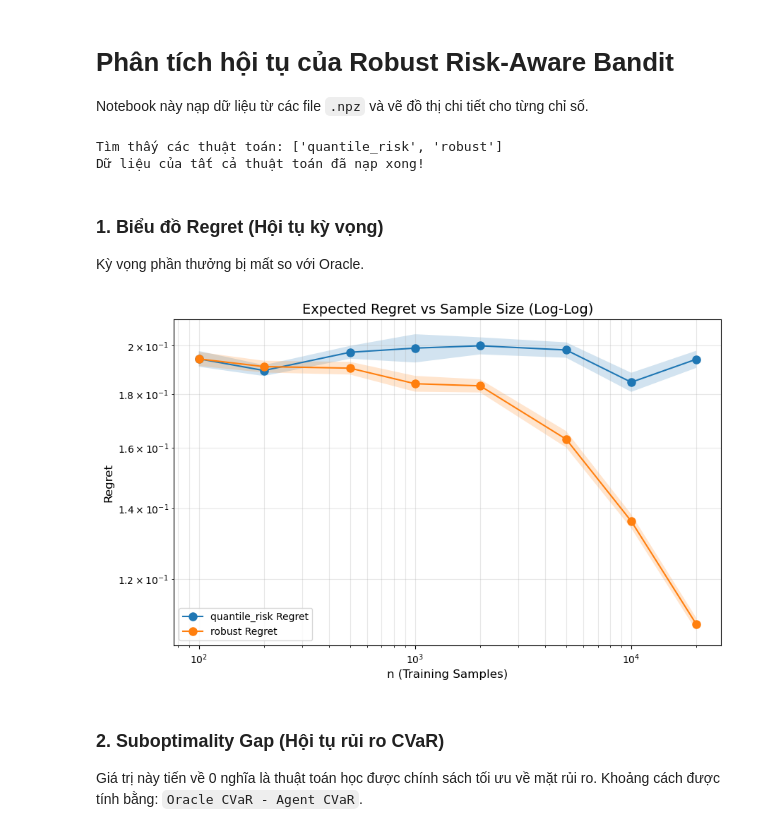
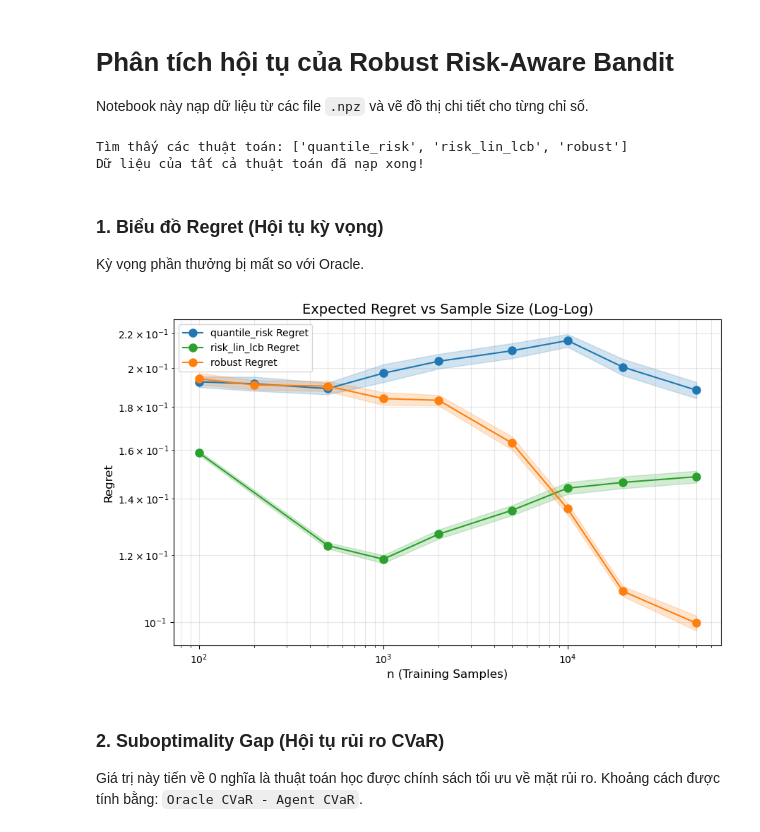
Before and after one commit to trito11/robust_risk_aware_bandits, a Jupyter notebook: plot_convergence.ipynb, the cells around one changed output. Saved outputs shown, nothing was run; the diff lists cells and outputs as text; code cells hidden in the pictures.

```diff
--- a/plot_convergence.ipynb
+++ b/plot_convergence.ipynb
@@ -10,18 +10,21 @@ import re
 
 # 1. Cấu hình đường dẫn dữ liệu
 data_dir = "results/robust_syn_d=20_a=30_pi=eps-greedy0.1_std=0.1"
-n_list = [100, 200, 500, 1000, 2000, 5000, 10000, 20000]
+n_list = [100, 200, 500, 1000, 2000, 5000, 10000, 20000, 50000]
 
-if not os.path.exists(data_dir):
-    print(f"Không tìm thấy thư mục: {data_dir}")
+color_map = {
+    'robust': '#ff7f0e',        # Cam
+    'quantile_risk': '#1f77b4', # Xanh dương
+    'risk_lin_lcb': '#2ca02c',  # Xanh lá (Linear)
+    'neural_regression': '#d62728' # Đỏ
+}
 
 def get_algo_prefixes(data_dir):
     files = glob.glob(os.path.join(data_dir, "*.npz"))
     prefixes = set()
     for f in files:
         basename = os.path.basename(f)
-        # Match everything before '_robust_syn_'
-        match = re.match(r"^(.*?)_robust_syn_", basename)
+        match = re.match(r"^(.*?)_(robust_syn|mushroom|insulin)_", basename)
         if match:
             prefixes.add(match.group(1))
     return sorted(list(prefixes))
@@ -31,6 +34,7 @@ def load_all_algorithms(data_dir, n_list):
     print(f"Tìm thấy các thuật toán: {prefixes}")
 
     all_results = {}
+    all_files = glob.glob(os.path.join(data_dir, "*.npz"))
 
     for prefix in prefixes:
         summary = {'n_regret': [], 'n_extra': [], 'regret_mean': [], 'regret_std': [],
@@ -38,33 +42,36 @@ def load_all_algorithms(data_dir, n_list):
                    'oracle_cvar': []}
 
         for n in n_list:
-            pattern = os.path.join(data_dir, f"{prefix}_*_n={n}_layers=*.npz")
-            files = glob.glob(pattern)
-            if not files: continue
+            # Tìm file khớp CHÍNH XÁC prefix và n
+            # Pattern: prefix + cái gì đó + _n={n} + (.npz hoặc _layers)
+            target_files = []
+            for f in all_files:
+                fname = os.path.basename(f)
+                if fname.startswith(prefix) and re.search(fr"_n={n}(_|\.npz)", fname):
+                    target_files.append(f)
 
-            d = np.load(files[0], allow_pickle=True)
+            if not target_files: continue
+
+            # Load file đầu tiên tìm thấy
+            d = np.load(target_files[0], allow_pickle=True)
             algo_name = d['algo_names'][0].replace(' ', '_') if 'algo_names' in d else prefix
 
             def get_d(s):
                 if algo_name and f"{algo_name}_{s}" in d: return d[f"{algo_name}_{s}"]
                 return d[s] if s in d else None
 
-            # Regret
             r = get_d('regrets')
             if r is not None:
                 summary['n_regret'].append(n)
                 summary['regret_mean'].append(np.mean(r))
                 summary['regret_std'].append(np.std(r) / np.sqrt(len(r.flatten())))
 
-            # CVaR stats
             c = get_d('gt_cvars')
             if c is not None:
                 summary['n_extra'].append(n)
                 o_cvar = np.mean(d['oracle_cvars'])
                 summary['gt_cvar_mean'].append(np.mean(c))
                 summary['gt_cvar_std'].append(np.std(c) / np.sqrt(len(c.flatten())))
-
-                # Subopt
                 sub = o_cvar - c
                 summary['subopt_mean'].append(np.mean(sub))
                 summary['subopt_std'].append(np.std(sub) / np.sqrt(len(c.flatten())))
@@ -77,7 +84,7 @@ def load_all_algorithms(data_dir, n_list):
 all_summaries = load_all_algorithms(data_dir, n_list)
 print("Dữ liệu của tất cả thuật toán đã nạp xong!")
 # %% [output]
-Tìm thấy các thuật toán: ['quantile_risk', 'robust']
+Tìm thấy các thuật toán: ['quantile_risk', 'risk_lin_lcb', 'robust']
 Dữ liệu của tất cả thuật toán đã nạp xong!
 # %% [markdown]
 ### 1. Biểu đồ Regret (Hội tụ kỳ vọng)
@@ -85,21 +92,22 @@ Kỳ vọng phần thưởng bị mất so với Oracle.
 # %%
 plt.figure(figsize=(10, 6))
 for algo, summary in all_summaries.items():
     if not summary['n_regret']: continue
-    plt.plot(summary['n_regret'], summary['regret_mean'], '-o', label=f"{algo} Regret", markersize=8)
+    color = color_map.get(algo, None)
+    plt.plot(summary['n_regret'], summary['regret_mean'], '-o', label=f"{algo} Regret", markersize=8, color=color)
     plt.fill_between(summary['n_regret'],
                      np.array(summary['regret_mean']) - np.array(summary['regret_std']),
                      np.array(summary['regret_mean']) + np.array(summary['regret_std']),
-                     alpha=0.2)
+                     alpha=0.2, color=color)
 
 plt.xscale('log'); plt.yscale('log')
 plt.title("Expected Regret vs Sample Size (Log-Log)", fontsize=14)
 plt.xlabel("n (Training Samples)", fontsize=12); plt.ylabel("Regret", fontsize=12)
 plt.grid(True, which="both", alpha=0.3)
 plt.legend()
 plt.show()
 # %% [output]
-[figure, old version]
+[figure, new version]
 # %% [markdown]
 ### 2. Suboptimality Gap (Hội tụ rủi ro CVaR)
 Giá trị này tiến về 0 nghĩa là thuật toán học được chính sách tối ưu về mặt rủi ro. Khoảng cách được tính bằng: `Oracle CVaR - Agent CVaR`.
```
Also changed, not shown: parts of 2 cells of this notebook, 1 other file.
